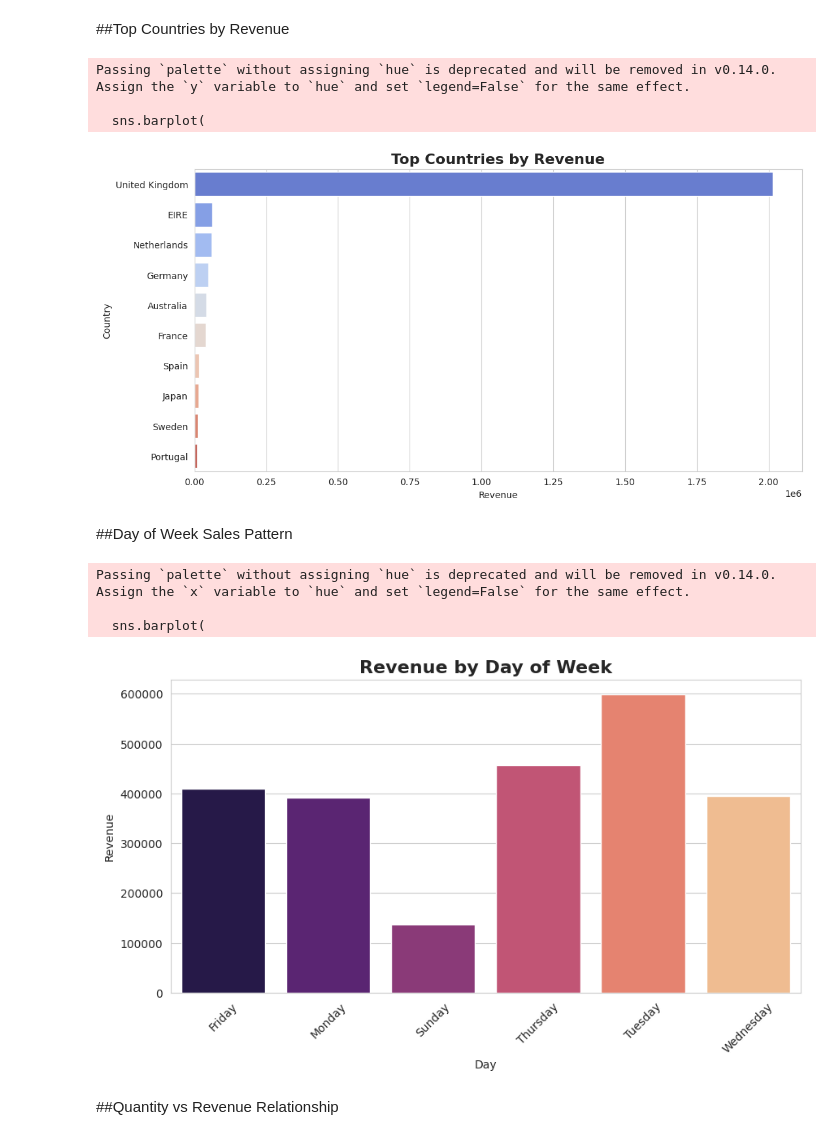
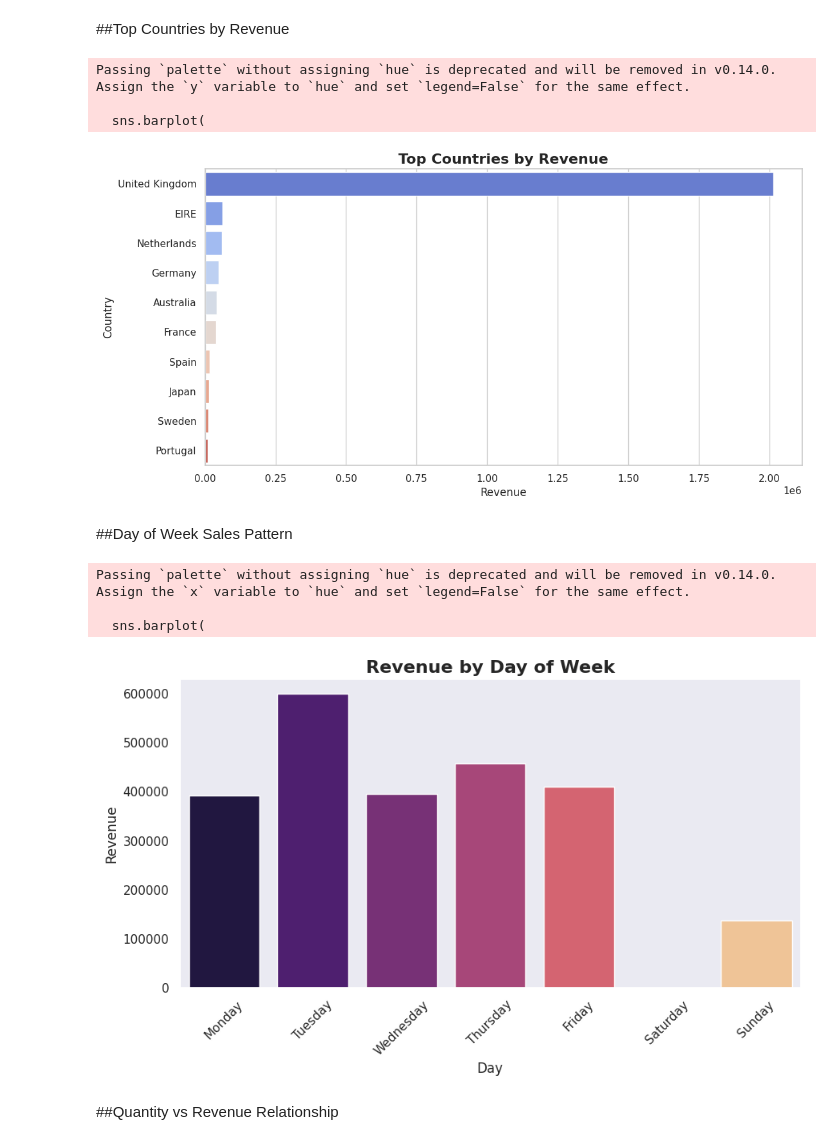
Before and after one commit to coder-priyanka01/Retail-Demand-Forecasting-Project, a Jupyter notebook: AI_Driven_Demand_Forecasting_&_Inventory_Optimization_System.ipynb, the cells around one changed output. Cells and saved outputs as stored; diff of their text form; code cells hidden in the pictures.

```diff
--- a/AI_Driven_Demand_Forecasting_&_Inventory_Optimization_System.ipynb
+++ b/AI_Driven_Demand_Forecasting_&_Inventory_Optimization_System.ipynb
@@ -79,7 +79,7 @@ np.int64(0)
 # %% [markdown]
 ##Data Cleaning
 # %%
-df = df.dropna(subset=["Description"])
+df["Description"] = df["Description"].fillna("Unknown Product")
 # %%
 df = df.drop(columns=["Customer ID"], errors='ignore')
 # %%
@@ -197,33 +197,35 @@ plt.show()
 Passing `palette` without assigning `hue` is deprecated and will be removed in v0.14.0. Assign the `y` variable to `hue` and set `legend=False` for the same effect.
 
   sns.barplot(
-[figure, old version]
+[figure, new version]
 # %% [markdown]
 ##Day of Week Sales Pattern
 # %%
-weekday_sales = df.groupby("DayOfWeek")["Revenue"].sum().reset_index()
+order = ["Monday","Tuesday","Wednesday","Thursday","Friday","Saturday","Sunday"]
+
+weekday_sales = df.groupby("DayOfWeek")["Revenue"].sum().reindex(order).reset_index()
 
 plt.figure(figsize=(10,5))
 
 sns.barplot(
     data=weekday_sales,
     x="DayOfWeek",
     y="Revenue",
     palette="magma"
 )
 
 plt.title("Revenue by Day of Week", fontsize=16, weight="bold")
 plt.xlabel("Day")
 plt.ylabel("Revenue")
 
 plt.xticks(rotation=45)
 
 plt.show()
 # %% [output]
 Passing `palette` without assigning `hue` is deprecated and will be removed in v0.14.0. Assign the `x` variable to `hue` and set `legend=False` for the same effect.
 
   sns.barplot(
-[figure, old version]
+[figure, new version]
 # %% [markdown]
 ##Quantity vs Revenue Relationship
 # %%
```
Also changed, not shown: parts of 13 cells of this notebook.
